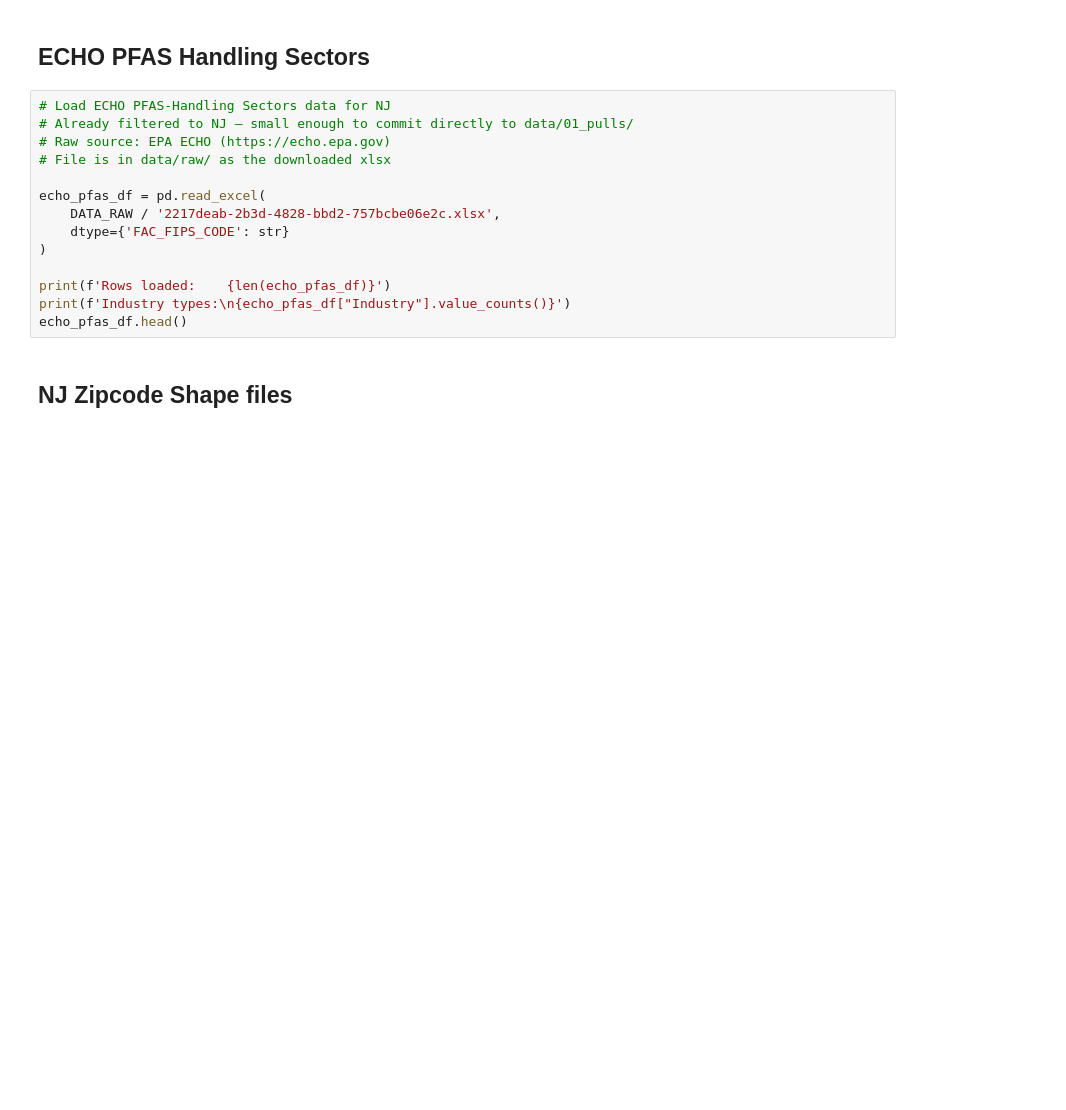
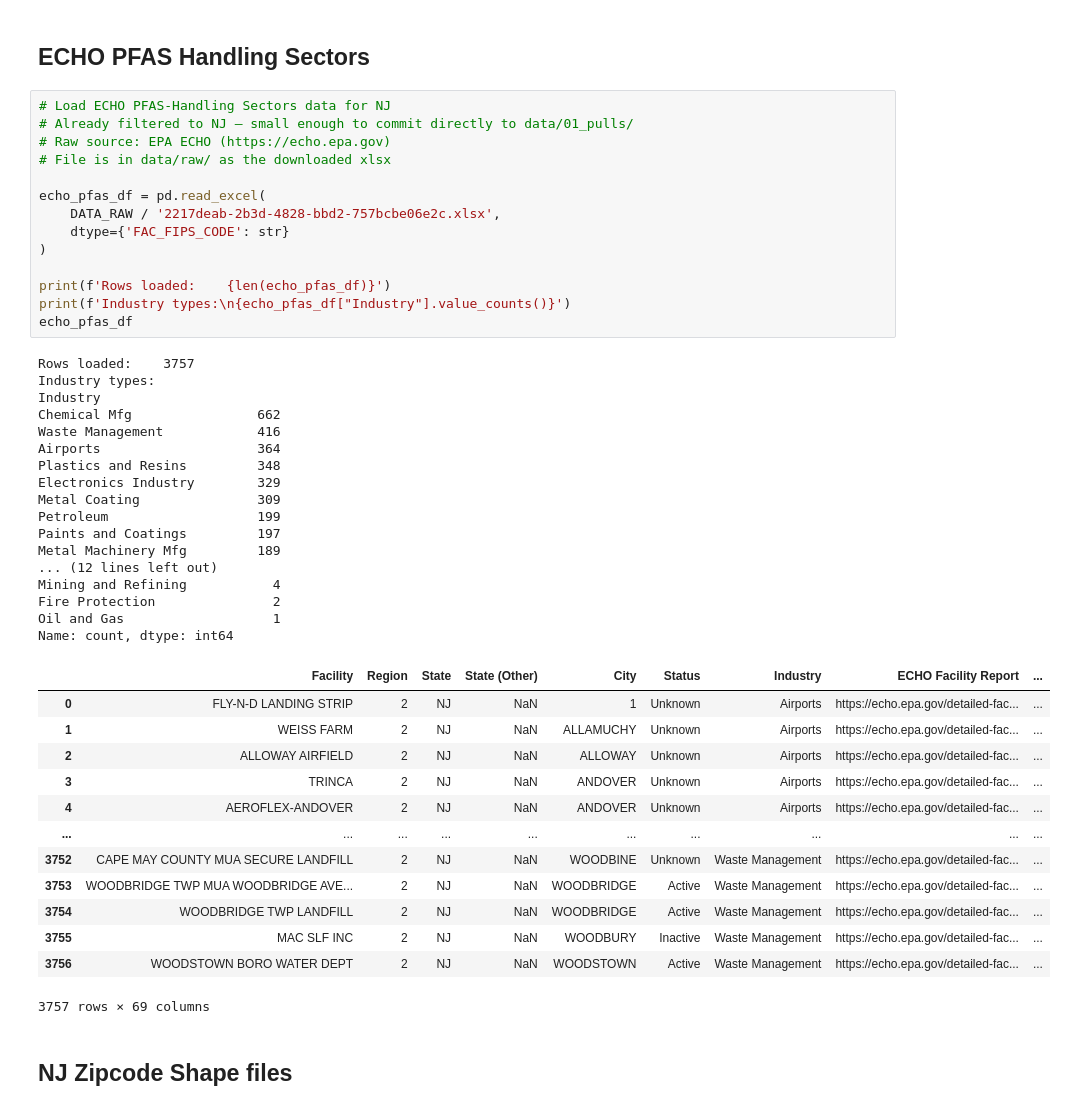
Before and after one commit to Charcharbinks28/QSS20-CW-Final, a Jupyter notebook: code/01_data_pull_me_search.ipynb, the cells around one changed output. Cells and saved outputs as stored; diff of their text form; blank space fills up the shorter version.

Commit message:
Add ECHO PFAS facilities CSV and update notebook 01
Co-Authored-By: Claude Sonnet 4.6 <noreply@anthropic.com>

```diff
--- a/code/01_data_pull_me_search.ipynb
+++ b/code/01_data_pull_me_search.ipynb
@@ -193,17 +193,48 @@ NJ only rows:        3833
 # %%
 # Load ECHO PFAS-Handling Sectors data for NJ
 # Already filtered to NJ — small enough to commit directly to data/01_pulls/
 # Raw source: EPA ECHO (https://echo.epa.gov)
 # File is in data/raw/ as the downloaded xlsx
 
 echo_pfas_df = pd.read_excel(
     DATA_RAW / '2217deab-2b3d-4828-bbd2-757bcbe06e2c.xlsx',
     dtype={'FAC_FIPS_CODE': str}
 )
 
 print(f'Rows loaded:    {len(echo_pfas_df)}')
 print(f'Industry types:\n{echo_pfas_df["Industry"].value_counts()}')
-echo_pfas_df.head()
+echo_pfas_df
+# %% [output]
+Rows loaded:    3757
+Industry types:
+Industry
+Chemical Mfg                662
+Waste Management            416
+Airports                    364
+Plastics and Resins         348
+Electronics Industry        329
+Metal Coating               309
+Petroleum                   199
+Paints and Coatings         197
+Metal Machinery Mfg         189
+... (12 lines left out)
+Mining and Refining           4
+Fire Protection               2
+Oil and Gas                   1
+Name: count, dtype: int64
+|  | Facility | Region | State | State (Other) | City | Status | Industry | ECHO Facility Report | ... |
+| 0 | FLY-N-D LANDING STRIP | 2 | NJ | NaN | 1 | Unknown | Airports | https://echo.epa.gov/detailed-fac... | ... |
+| 1 | WEISS FARM | 2 | NJ | NaN | ALLAMUCHY | Unknown | Airports | https://echo.epa.gov/detailed-fac... | ... |
+| 2 | ALLOWAY AIRFIELD | 2 | NJ | NaN | ALLOWAY | Unknown | Airports | https://echo.epa.gov/detailed-fac... | ... |
+| 3 | TRINCA | 2 | NJ | NaN | ANDOVER | Unknown | Airports | https://echo.epa.gov/detailed-fac... | ... |
+| 4 | AEROFLEX-ANDOVER | 2 | NJ | NaN | ANDOVER | Unknown | Airports | https://echo.epa.gov/detailed-fac... | ... |
+| ... | ... | ... | ... | ... | ... | ... | ... | ... | ... |
+| 3752 | CAPE MAY COUNTY MUA SECURE LANDFILL | 2 | NJ | NaN | WOODBINE | Unknown | Waste Management | https://echo.epa.gov/detailed-fac... | ... |
+| 3753 | WOODBRIDGE TWP MUA WOODBRIDGE AVE... | 2 | NJ | NaN | WOODBRIDGE | Active | Waste Management | https://echo.epa.gov/detailed-fac... | ... |
+| 3754 | WOODBRIDGE TWP LANDFILL | 2 | NJ | NaN | WOODBRIDGE | Active | Waste Management | https://echo.epa.gov/detailed-fac... | ... |
+| 3755 | MAC SLF INC | 2 | NJ | NaN | WOODBURY | Inactive | Waste Management | https://echo.epa.gov/detailed-fac... | ... |
+| 3756 | WOODSTOWN BORO WATER DEPT | 2 | NJ | NaN | WOODSTOWN | Active | Waste Management | https://echo.epa.gov/detailed-fac... | ... |
+3757 rows × 69 columns
 # %% [markdown]
 ## NJ Zipcode Shape files
 # %% [markdown]
```
Also changed, not shown: 1 other file.
